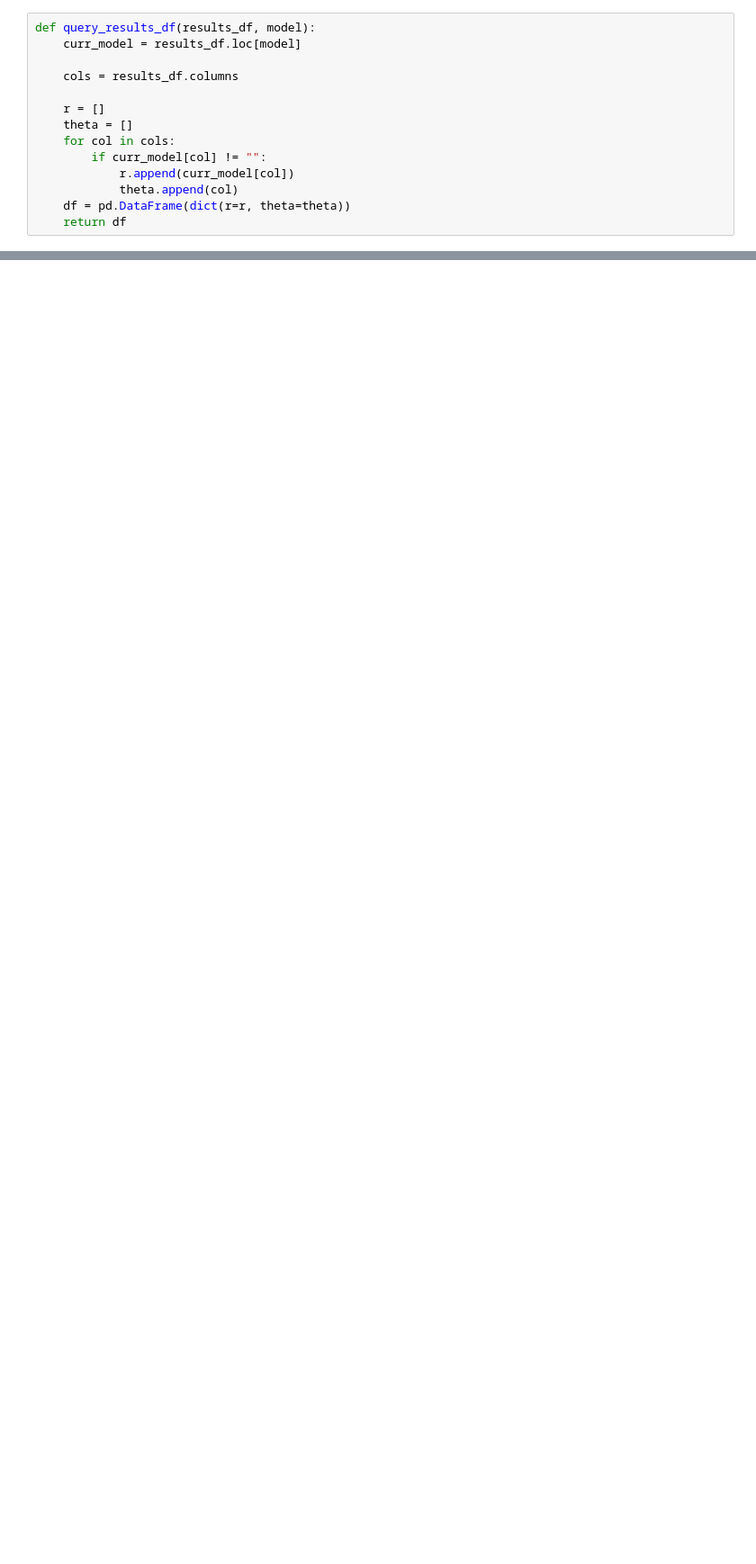
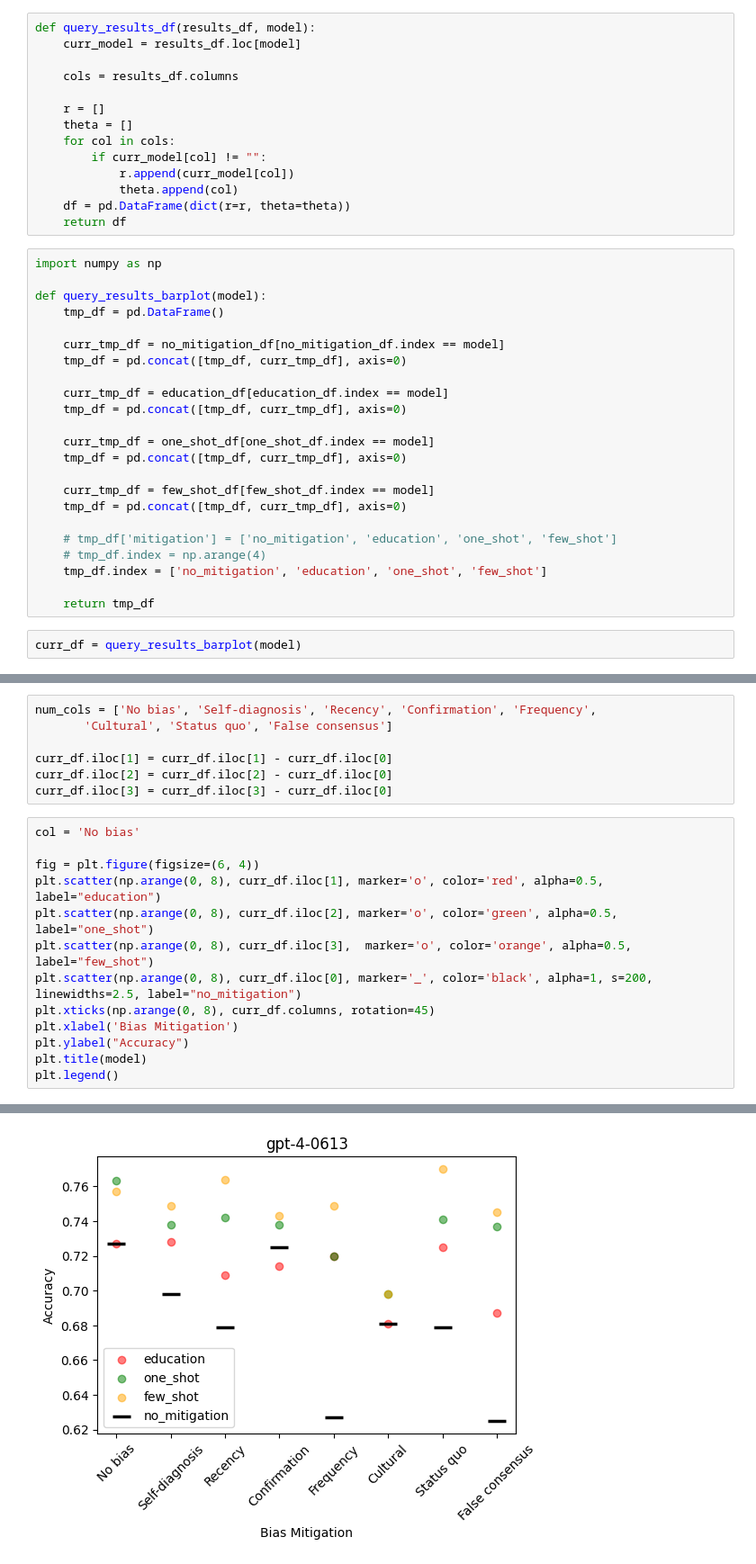
Before and after one commit to carlwharris/cog-bias-med-LLMs, a Jupyter notebook: radar_plots.ipynb, the cells around one changed output, grey strips where cells are left out. Shown at 90% size. Cells and saved outputs as stored; diff of their text form; blank space fills up the shorter version.

```diff
--- a/radar_plots.ipynb
+++ b/radar_plots.ipynb
@@ -66,3 +95,28 @@ def query_results_df(results_df, model):
             theta.append(col)
     df = pd.DataFrame(dict(r=r, theta=theta))
     return df
+# %%
+import numpy as np
+
+def query_results_barplot(model):
+    tmp_df = pd.DataFrame()
+
+    curr_tmp_df = no_mitigation_df[no_mitigation_df.index == model]
+    tmp_df = pd.concat([tmp_df, curr_tmp_df], axis=0)
+
+    curr_tmp_df = education_df[education_df.index == model]
+    tmp_df = pd.concat([tmp_df, curr_tmp_df], axis=0)
+
+    curr_tmp_df = one_shot_df[one_shot_df.index == model]
+    tmp_df = pd.concat([tmp_df, curr_tmp_df], axis=0)
+
+    curr_tmp_df = few_shot_df[few_shot_df.index == model]
+    tmp_df = pd.concat([tmp_df, curr_tmp_df], axis=0)
+
+    # tmp_df['mitigation'] = ['no_mitigation', 'education', 'one_shot', 'few_shot']
+    # tmp_df.index = np.arange(4)
+    tmp_df.index = ['no_mitigation', 'education', 'one_shot', 'few_shot']
+
+    return tmp_df
+# %%
+curr_df = query_results_barplot(model)
@@ -68,0 +131,21 @@ def query_results_df(results_df, model):
+# %%
+num_cols = ['No bias', 'Self-diagnosis', 'Recency', 'Confirmation', 'Frequency',
+       'Cultural', 'Status quo', 'False consensus']
+
+curr_df.iloc[1] = curr_df.iloc[1] - curr_df.iloc[0]
+curr_df.iloc[2] = curr_df.iloc[2] - curr_df.iloc[0]
+curr_df.iloc[3] = curr_df.iloc[3] - curr_df.iloc[0]
+# %%
+col = 'No bias'
+
+fig = plt.figure(figsize=(6, 4))
+plt.scatter(np.arange(0, 8), curr_df.iloc[1], marker='o', color='red', alpha=0.5, label="education")
+plt.scatter(np.arange(0, 8), curr_df.iloc[2], marker='o', color='green', alpha=0.5, label="one_shot")
+plt.scatter(np.arange(0, 8), curr_df.iloc[3],  marker='o', color='orange', alpha=0.5, label="few_shot")
+plt.scatter(np.arange(0, 8), curr_df.iloc[0], marker='_', color='black', alpha=1, s=200, linewidths=2.5, label="no_mitigation")
+plt.xticks(np.arange(0, 8), curr_df.columns, rotation=45)
+plt.xlabel('Bias Mitigation')
+plt.ylabel("Accuracy")
+plt.title(model)
+plt.legend()
+# %% [output]
@@ -68,0 +153 @@ def query_results_df(results_df, model):
+[figure, added]
```
Also changed, not shown: parts of 14 cells of this notebook, 31 other files.
